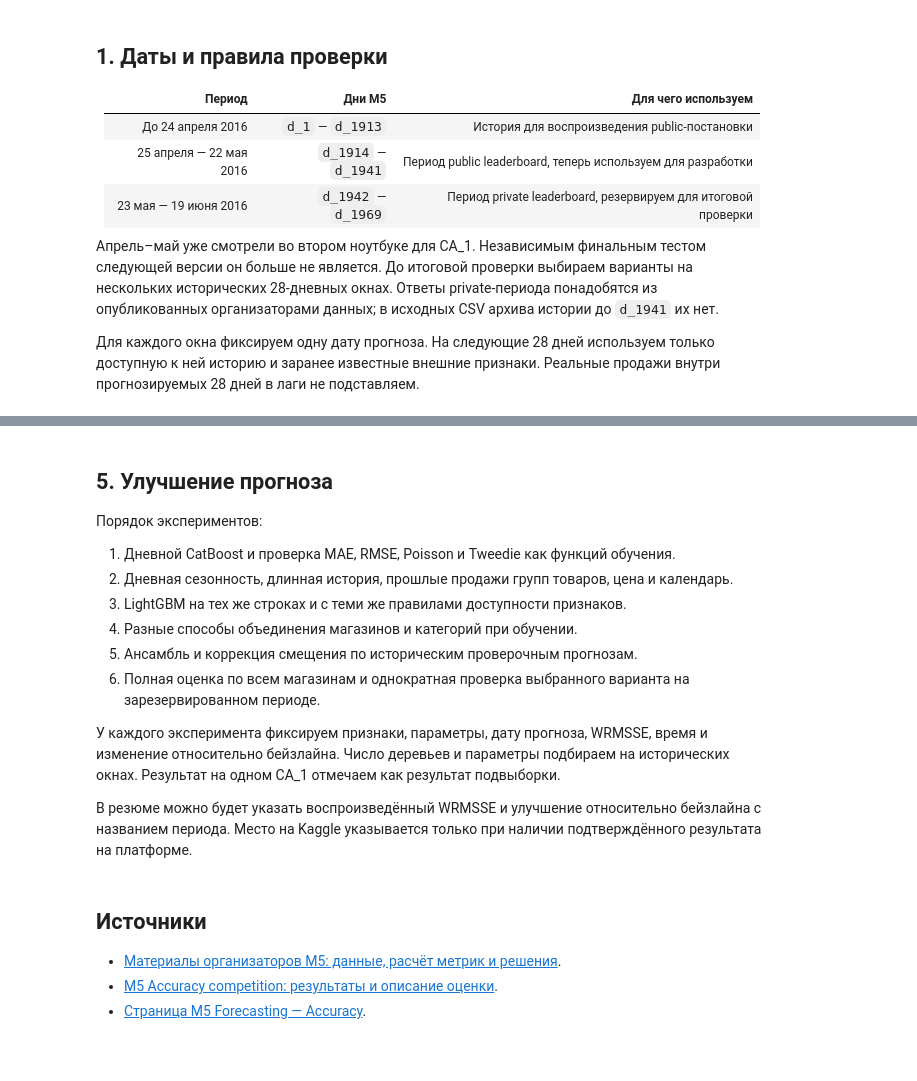
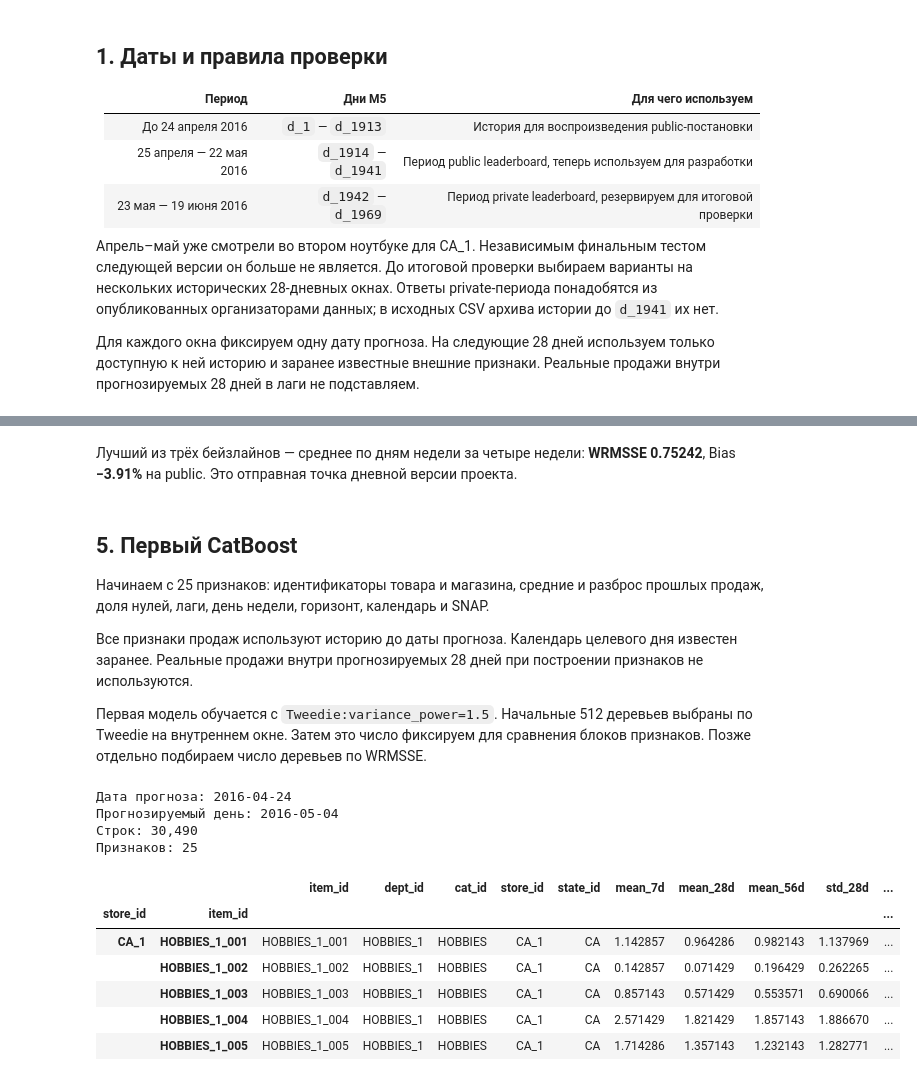
Before and after one commit to dannya220/demand-planner, a Jupyter notebook: notebooks/03_kaggle_wrmsse.ipynb, the cells around one changed output, grey strips where cells are left out. Cells and saved outputs as stored; diff of their text form; code cells hidden in the pictures; blank space fills up the shorter version.

```diff
--- a/notebooks/03_kaggle_wrmsse.ipynb
+++ b/notebooks/03_kaggle_wrmsse.ipynb
@@ -160,21 +905,10 @@ $$
+# %% [markdown]
+Лучший из трёх бейзлайнов — среднее по дням недели за четыре недели: **WRMSSE 0.75242**, Bias **−3.91%** на public. Это отправная точка дневной версии проекта.
 # %% [markdown]
-## 5. Улучшение прогноза
+## 5. Первый CatBoost
 
-Порядок экспериментов:
+Начинаем с 25 признаков: идентификаторы товара и магазина, средние и разброс прошлых продаж, доля нулей, лаги, день недели, горизонт, календарь и SNAP.
 
-1. Дневной CatBoost и проверка MAE, RMSE, Poisson и Tweedie как функций обучения.
-2. Дневная сезонность, длинная история, прошлые продажи групп товаров, цена и календарь.
-3. LightGBM на тех же строках и с теми же правилами доступности признаков.
-4. Разные способы объединения магазинов и категорий при обучении.
-5. Ансамбль и коррекция смещения по историческим проверочным прогнозам.
-6. Полная оценка по всем магазинам и однократная проверка выбранного варианта на зарезервированном периоде.
+Все признаки продаж используют историю до даты прогноза. Календарь целевого дня известен заранее. Реальные продажи внутри прогнозируемых 28 дней при построении признаков не используются.
 
-У каждого эксперимента фиксируем признаки, параметры, дату прогноза, WRMSSE, время и изменение относительно бейзлайна. Число деревьев и параметры подбираем на исторических окнах. Результат на одном CA_1 отмечаем как результат подвыборки.
-
-В резюме можно будет указать воспроизведённый WRMSSE и улучшение относительно бейзлайна с названием периода. Место на Kaggle указывается только при наличии подтверждённого результата на платформе.
+Первая модель обучается с `Tweedie:variance_power=1.5`. Начальные 512 деревьев выбраны по Tweedie на внутреннем окне. Затем это число фиксируем для сравнения блоков признаков. Позже отдельно подбираем число деревьев по WRMSSE.
-# %% [markdown]
-## Источники
-
-- [Материалы организаторов M5: данные, расчёт метрик и решения](https://github.com/Mcompetitions/M5-methods).
-- [M5 Accuracy competition: результаты и описание оценки](https://statmodeling.stat.columbia.edu/wp-content/uploads/2021/10/M5_accuracy_competition.pdf).
-- [Страница M5 Forecasting — Accuracy](https://www.kaggle.com/competitions/m5-forecasting-accuracy).
@@ -180,0 +1056,29 @@ $$
+# %%
+example_origin = daily_history_dates[-1]
+example_target = wrmsse_evaluator.forecast_dates[9]
+
+feature_example = make_daily_features(
+    forecast_origin=example_origin,
+    target_date=example_target,
+)
+
+daily_feature_columns = feature_example.columns.tolist()
+
+print("Дата прогноза:", example_origin.date())
+print("Прогнозируемый день:", example_target.date())
+print(f"Строк: {len(feature_example):,}")
+print(f"Признаков: {len(daily_feature_columns)}")
+
+display(feature_example.head())
+# %% [output]
+Дата прогноза: 2016-04-24
+Прогнозируемый день: 2016-05-04
+Строк: 30,490
+Признаков: 25
+|  |  | item_id | dept_id | cat_id | store_id | state_id | mean_7d | mean_28d | mean_56d | std_28d | ... |
+| store_id | item_id |  |  |  |  |  |  |  |  |  | ... |
+| CA_1 | HOBBIES_1_001 | HOBBIES_1_001 | HOBBIES_1 | HOBBIES | CA_1 | CA | 1.142857 | 0.964286 | 0.982143 | 1.137969 | ... |
+|  | HOBBIES_1_002 | HOBBIES_1_002 | HOBBIES_1 | HOBBIES | CA_1 | CA | 0.142857 | 0.071429 | 0.196429 | 0.262265 | ... |
+|  | HOBBIES_1_003 | HOBBIES_1_003 | HOBBIES_1 | HOBBIES | CA_1 | CA | 0.857143 | 0.571429 | 0.553571 | 0.690066 | ... |
+|  | HOBBIES_1_004 | HOBBIES_1_004 | HOBBIES_1 | HOBBIES | CA_1 | CA | 2.571429 | 1.821429 | 1.857143 | 1.886670 | ... |
+|  | HOBBIES_1_005 | HOBBIES_1_005 | HOBBIES_1 | HOBBIES | CA_1 | CA | 1.714286 | 1.357143 | 1.232143 | 1.282771 | ... |
```
Also changed, not shown: parts of 79 cells of this notebook, 49 other files.
